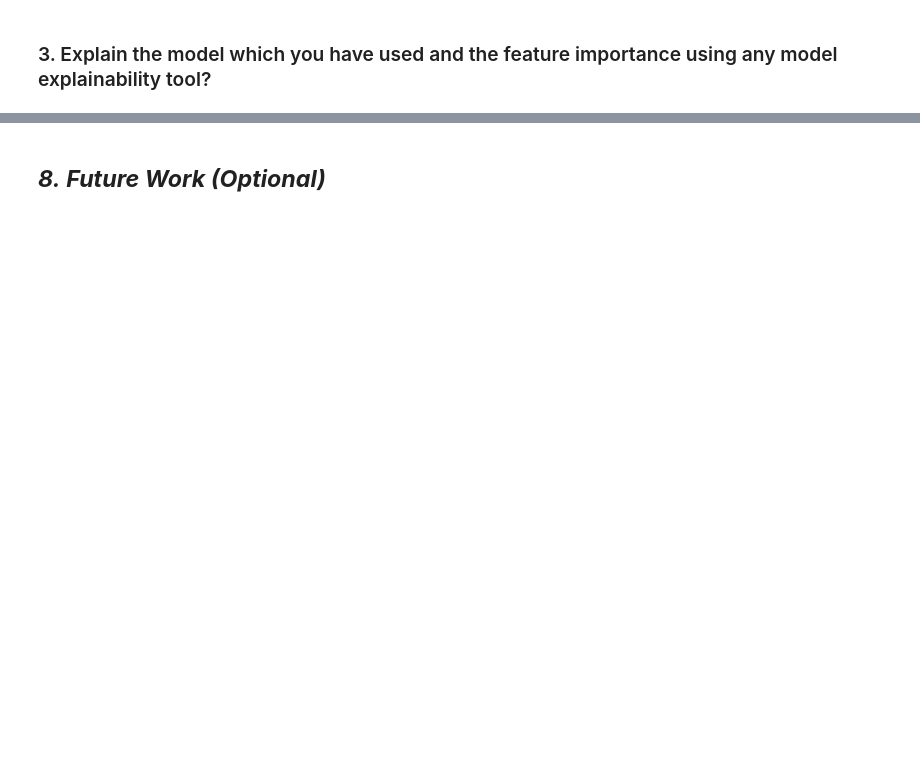
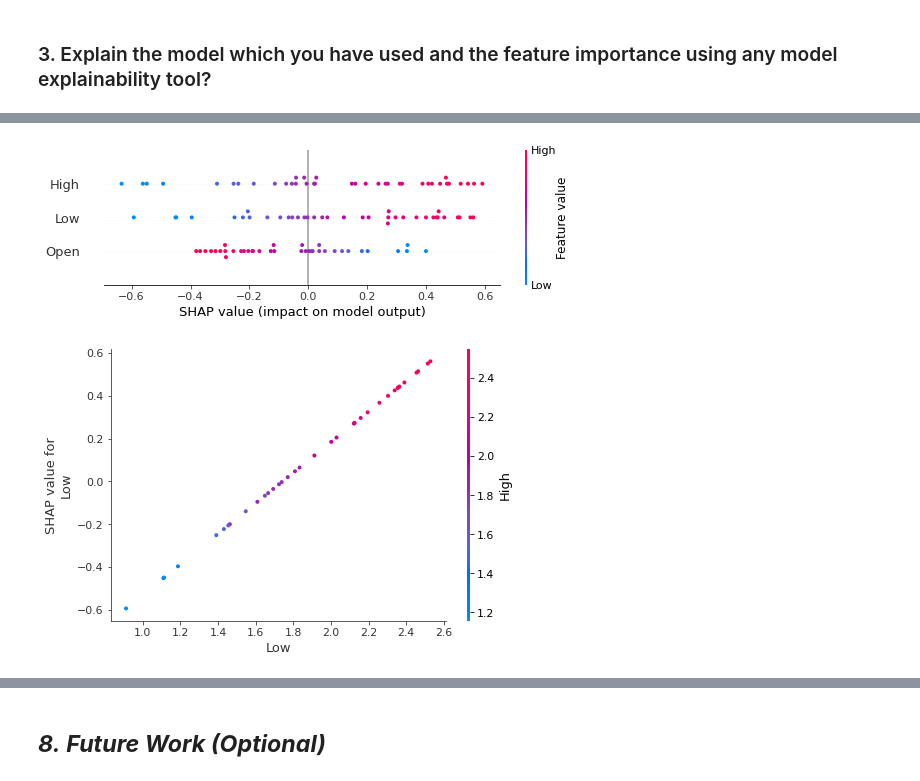
Before and after one commit to aniket15031998/Yes-Bank-Stock-Closing-Price-Prediction-by-Regression., a Jupyter notebook: Capstone_2_Regression.ipynb, the cells around one changed output, grey strips where cells are left out. Cells and saved outputs as stored; diff of their text form; code cells hidden in the pictures; blank space fills up the shorter version.

```diff
--- a/Capstone_2_Regression.ipynb
+++ b/Capstone_2_Regression.ipynb
@@ -670,0 +646,4 @@ Answer Here.
+# %%
+best_model=Ridge(alpha=0.01) # RidgeCV Model after Hyperparameter tunning
+# %%
+best_model.fit(X_train,y_train) # fit a data into model
@@ -670,0 +686,5 @@ Answer Here.
+# %%
+import shap
+# assume X_train and y_train are your training data
+# assume ridge_model is your trained Ridge regression model
+explainer = shap.KernelExplainer(best_model.predict, X_train)
@@ -670,0 +693,11 @@ Answer Here.
+# %%
+shap_values = explainer.shap_values(X_test)
+# %%
+# create a summary plot of the SHAP values
+shap.summary_plot(shap_values, X_test)
+
+# create a dependence plot for a specific feature
+shap.dependence_plot('Low', shap_values, X_test)
+# %% [output]
+[figure, added]
+[figure, added]
```
Also changed, not shown: parts of 184 cells of this notebook.
